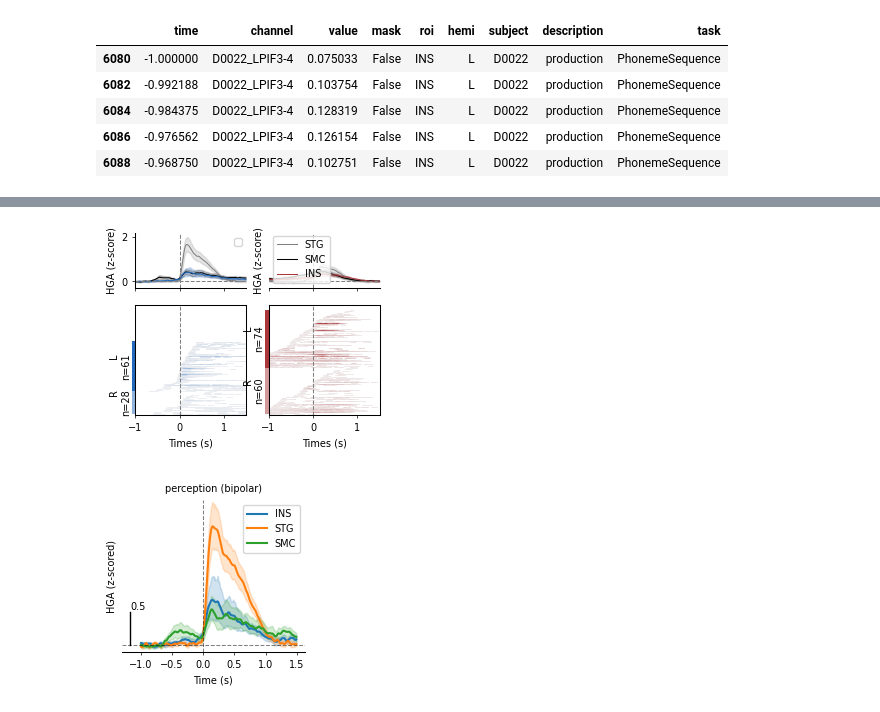
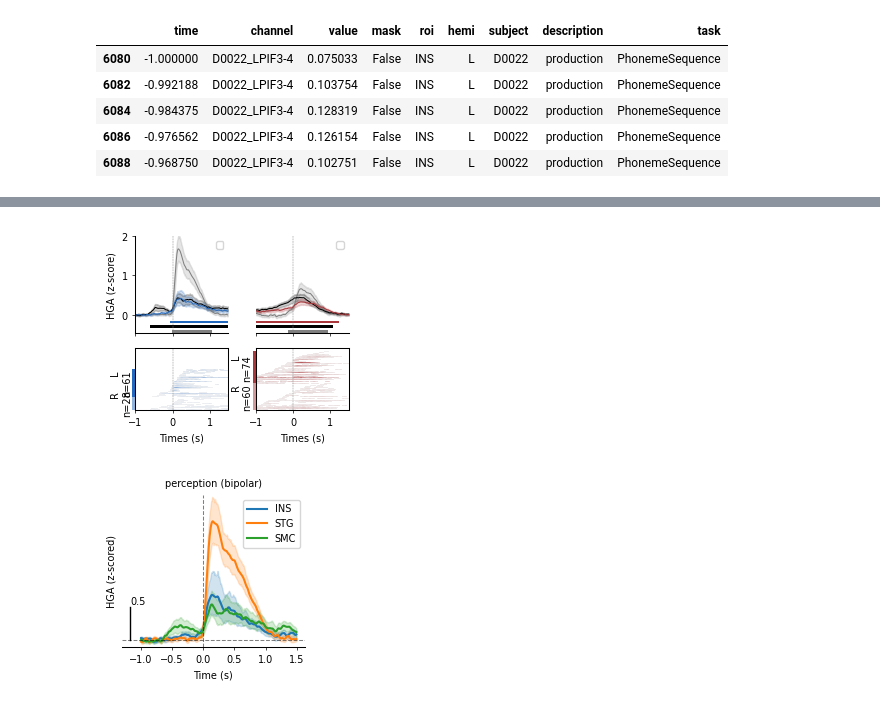
Before and after one commit to shinanlin/insula, a Jupyter notebook: viz/HGAs.ipynb, the cells around one changed output, grey strips where cells are left out. Drawn from its saved outputs; the diff is of its cells as text; code cells hidden in the pictures.

```diff
--- a/viz/HGAs.ipynb
+++ b/viz/HGAs.ipynb
@@ -62,3 +62,22 @@ HGAs.head()
 | 6084 | -0.984375 | D0022_LPIF3-4 | 0.128319 | False | INS | L | D0022 | production | PhonemeSequence |
 | 6086 | -0.976562 | D0022_LPIF3-4 | 0.126154 | False | INS | L | D0022 | production | PhonemeSequence |
 | 6088 | -0.968750 | D0022_LPIF3-4 | 0.102751 | False | INS | L | D0022 | production | PhonemeSequence |
+# %%
+# load stats
+
+stats_path = BIDSPath(
+    root=f'../results/{task}(roi)({ref})',
+    datatype='HGA',
+    suffix='roimask',
+    check=False,
+)
+stats = []
+for path in tqdm(stats_path.match()):
+    df = pd.read_csv(path)
+    stats.append(df)
+
+stats = pd.concat(stats, ignore_index=True)
+stats = stats[stats['roi'].isin([
+    'STG','INS','SMC'
+])]
+stats.head()
@@ -109,11 +135,12 @@ perception = np.pad(
     constant_values=np.nan
 )
 
-fig, (ax1, ax2) = plt.subplots(nrows=2, ncols=2, figsize=(8*cm, 6*cm),
-                               gridspec_kw={'width_ratios': [1, 1], 'height_ratios': [1, 2]})
+ax2_height = 0.01*(n_production + n_perception)
+fig, (ax1, ax2) = plt.subplots(nrows=2, ncols=2, figsize=(7*cm, (ax2_height + 3.5)*cm),
+                               gridspec_kw={'width_ratios': [1, 1], 'height_ratios': [3.5, ax2_height]})
 
 
-plt.subplots_adjust(wspace=0.2)
+plt.subplots_adjust(wspace=0.3)
 
 band_h, gap = 0.015, 0.01
 order = ['STG', 'SMC', 'INS']
@@ -138,9 +165,43 @@ sns.lineplot(
     hue_order=order,
     ax=ax1[1],
     palette=['gray', 'black', red],
-    legend=True,
+    legend=False,
     lw=.75
 )
+
+# ============ 画 significance bars 在 y<0 区域 ============
+band_h = 0.06  # 每个 bar 的高度
+gap = 0.06    # bar 之间的间隔
+y_base = -0.45  # 从 y=-0.25 开始往上画
+colors = {'STG': 'gray', 'SMC': 'black', 'INS': blue}  # perception 用 blue
+colors_prod = {'STG': 'gray', 'SMC': 'black', 'INS': red}  # production 用 red
+
+for ax_idx, (ax, desc, col_map) in enumerate([
+    (ax1[0], 'perception', colors),
+    (ax1[1], 'production', colors_prod)
+]):
+    for k, roi in enumerate(order):
+        df_roi = stats[(stats['roi'] == roi) & (stats['description'] == desc)].sort_values('time')
+        if df_roi.empty:
+            continue
+
+        sig = df_roi['mask'].astype(bool)
+        runs = (sig != sig.shift()).cumsum()
+
+        y_bottom = y_base + k * (band_h + gap)
+
+        for _, g in df_roi.groupby(runs):
+            if not g['mask'].iloc[0]:  # 只画 significant 的区间
+                continue
+            t0, t1 = g['time'].iloc[0], g['time'].iloc[-1]
+            ax.fill_between(
+                [t0, t1],
+                y_bottom,
+                y_bottom + band_h,
+                color=col_map[roi],
+                alpha=1,
+                linewidth=0
+            )
 
 ax1[1].spines['left'].set_visible(False)
 ax1[1].set_yticks([])
@@ -156,7 +217,6 @@ ax2[1].pcolormesh(HGAs.time.unique(),
                production,
                cmap=reds,
               )
-
 
 # ============ 左边加 bar 表示左右脑 ============
 # perception
@@ -196,38 +256,41 @@ ax2[1].text(x_left - 0.02, n_right_d + n_left_d/2, f'L\nn={n_left_d}',
 ax2[1].text(x_left - 0.02, n_right_d/2, f'R\nn={n_right_d}',
             ha='right', va='center', fontsize=fontsize, rotation=90)
 
+
 for ax in ax1:
     # remove the top, right spines
     ax.spines['top'].set_visible(False)
     ax.spines['right'].set_visible(False)
     ax.tick_params(labelsize=fontsize, width=0.5, length=2, which='both')
     plt.setp(ax.spines.values(), linewidth=0.75)
 
-    ax.axvline(x=0, color='gray', linestyle='--', linewidth=0.75)
-    ax.axhline(y=0, color='gray', linestyle='--', linewidth=0.75)
+    ax.axvline(x=0, color='gray', linestyle='--', linewidth=0.35)
+    # ax.axhline(y=0, color='gray', linestyle='--', linewidth=0.35)
 
-    ax.set_ylim(-0.3, 2.2)
+    ax.set_ylim(-0.45, 2)
     ax.set_xlim(-1, 1.5)
     ax.set_xticklabels([])
     ax.set_ylabel('HGA (z-score)', fontsize=fontsize)
     ax.set_xlabel('', fontsize=fontsize)
 
     ax.legend(fontsize=fontsize)
+
+ax1[1].set_ylabel('')
 
 for ax in ax2:
     # remove the top, right spines
     ax.tick_params(labelsize=fontsize, width=0.5, length=2, which='both')
     plt.setp(ax.spines.values(), linewidth=0.75)
 
     ax.set_xlim(-1, 1.5)
     ax.set_yticks([])
 
-    ax.axvline(x=0, color='gray', linestyle='--', linewidth=0.75)
+    ax.axvline(x=0, color='gray', linestyle='--', linewidth=0.35)
     ax.set_xlabel('Times (s)', fontsize=fontsize)
 
 fig.savefig(f'../img/fig1/fig1_HGA_{task}_{ref}.svg', dpi=300, bbox_inches='tight')
 # %% [output]
-[figure, old version]
+[figure, new version]
 # %%
 fig, ax = plt.subplots(figsize=(6*cm, 5*cm))
 
```
Also changed, not shown: parts of 3 cells of this notebook, 1 other file.
